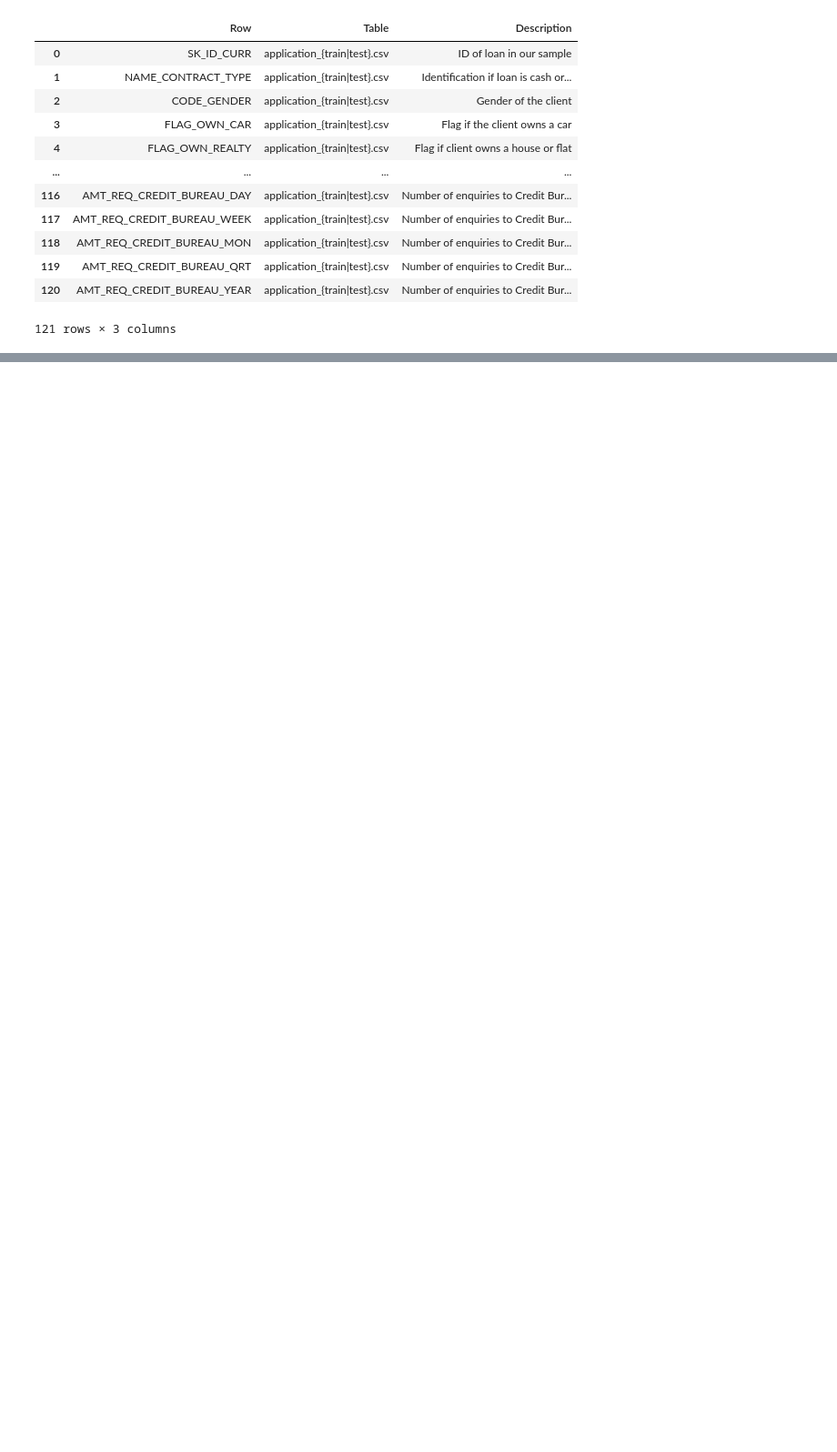
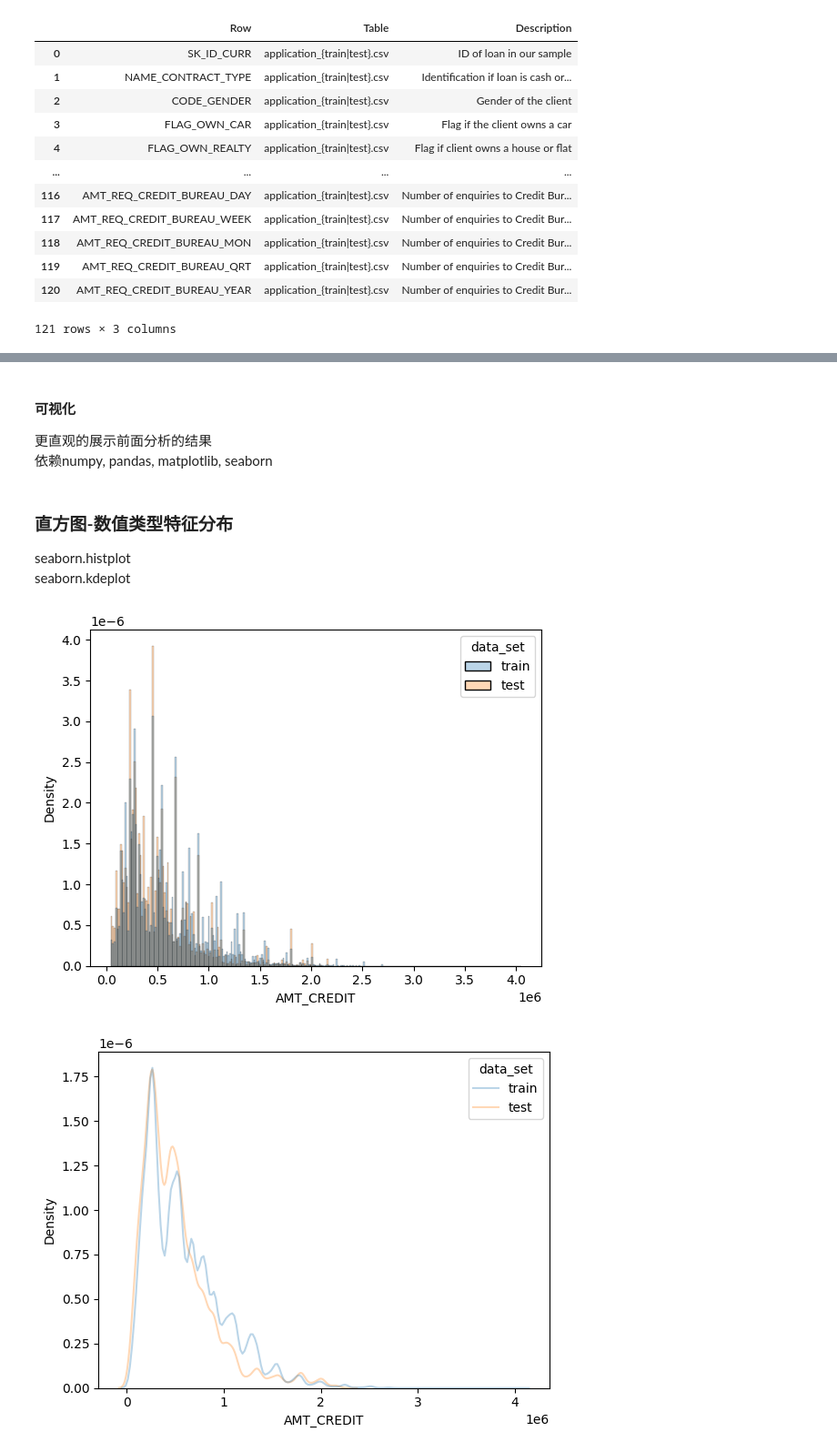
Before and after one commit to evilHamburger/home-credit-default-risk, a Jupyter notebook: notebooks/eda.ipynb, the cells around one changed output, grey strips where cells are left out. Shown at 91% size. Saved outputs shown, nothing was run; the diff lists cells and outputs as text; code cells hidden in the pictures; blank space fills up the shorter version.

```diff
--- a/notebooks/eda.ipynb
+++ b/notebooks/eda.ipynb
@@ -28,14 +29,27 @@ https://gitforwindows.org/
 # %%
 import numpy as np
 import pandas as pd
+import warnings
 # import polars
 
+warnings.filterwarnings("ignore")
+
+train_url = '../data/application_train.csv'
+test_url = '../data/application_test.csv'
+des_url = '../data/HomeCredit_columns_description.csv'
+
 ## 读取数据
-app_train = pd.read_csv('../data/application_train.csv', encoding = "", sep = ',')
-app_test = pd.read_csv('../data/application_test.csv', encoding = "")
-des = pd.read_csv('../data/HomeCredit_columns_description.csv', usecols = ['Row', 'Table', 'Description'])
+app_train = pd.read_csv(train_url, encoding = "", sep = ',')
+app_test = pd.read_csv(test_url, encoding = "")
+des = pd.read_csv(des_url, usecols = ['Row', 'Table', 'Description'])
 print('shape of application train = ', app_train.shape)
 print('shape of application test = ', app_test.shape)
 # %% [output]
 shape of application train =  (307511, 122)
 shape of application test =  (48744, 121)
+# %%
+app_train = pd.read_csv(train_url, encoding = "", sep = ',')
+app_test = pd.read_csv(test_url, encoding = "")
+des = pd.read_csv(des_url, usecols = ['Row', 'Table', 'Description'])
+print('shape of application train = ', app_train.shape)
+print('shape of application test = ', app_test.shape)
@@ -128,0 +319,4 @@ FLAG_DOCUMENT_21
+# %% [markdown]
+#### 可视化
+更直观的展示前面分析的结果
+依赖numpy, pandas, matplotlib, seaborn
@@ -128,0 +326,29 @@ FLAG_DOCUMENT_21
+# %%
+## 连接训练测试集，用data_set字段进行区分
+app_train['data_set'] = 'train'
+app_test['data_set'] = 'test'
+
+show = pd.concat([app_train, app_test]).reset_index(drop = True)
+# %% [markdown]
+### 直方图-数值类型特征分布
+seaborn.histplot
+seaborn.kdeplot
+# %%
+## 以AMT_CREDIT为例
+sns.histplot(data = show,
+             x = 'AMT_CREDIT',
+             stat = 'density',
+             hue = 'data_set',
+             common_norm = False,
+             alpha = 0.3)
+plt.show()
+
+sns.kdeplot(data = show,
+            x = 'AMT_CREDIT',
+            hue = 'data_set',
+            common_norm = False,
+            alpha = 0.3)
+plt.show()
+# %% [output]
+[figure, added]
+[figure, added]
```
Also changed, not shown: parts of 31 cells of this notebook.
